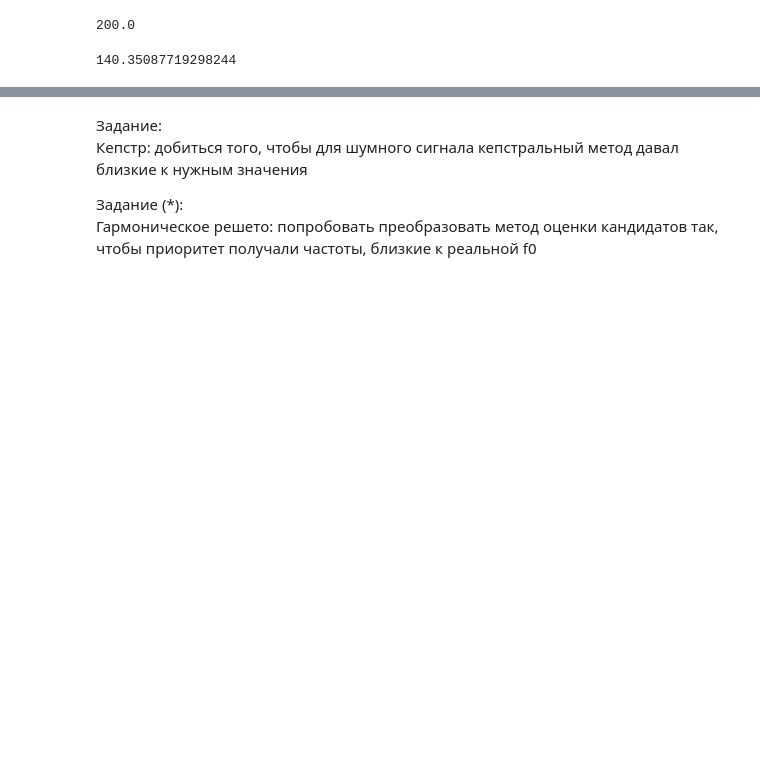
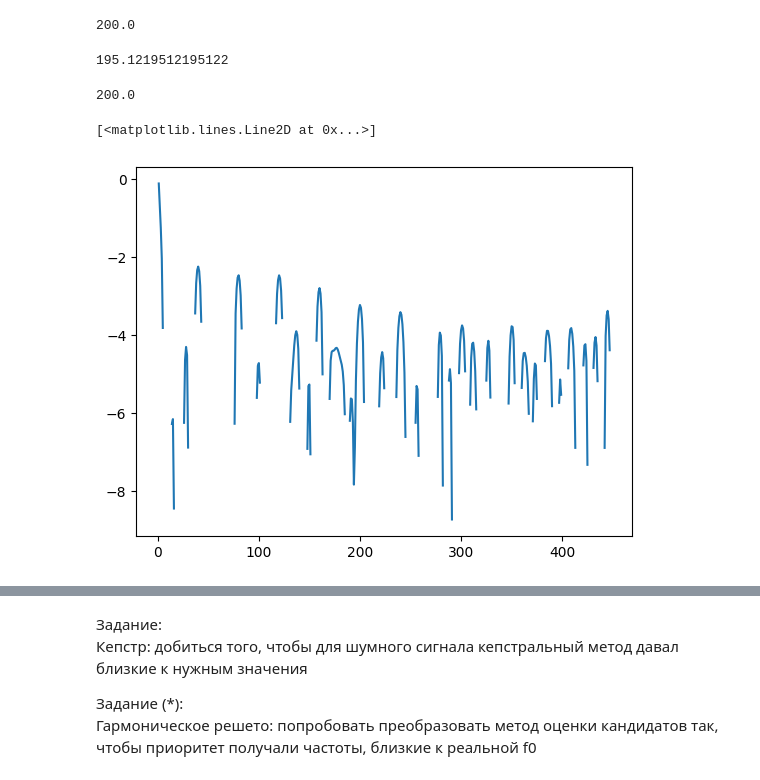
Before and after one commit to phonetics-spbu/phonetics-spbu.github.io, a Jupyter notebook: public/courses/dsp/ipynb/frequency_domain_pitch_estimation.ipynb, the cells around one changed output, grey strips where cells are left out. Saved outputs shown, nothing was run; the diff lists cells and outputs as text; code cells hidden in the pictures; blank space fills up the shorter version.

Commit message:
dsp cepstrum

```diff
--- a/public/courses/dsp/ipynb/frequency_domain_pitch_estimation.ipynb
+++ b/public/courses/dsp/ipynb/frequency_domain_pitch_estimation.ipynb
@@ -382,7 +382,32 @@ f0_est
 # %% [output]
 200.0
 # %%
-f0_est = estimate_by_cepstrum(noisy_signal, fs, 50, 500)
+# важно выбрать размер окна не слишком большим - чем больше окно, тем больше шума будет накоплено, а значит сильнее будет зашумлен спектр
+f0_est = estimate_by_cepstrum(noisy_signal[:900], fs, 50, 500)
 f0_est
 # %% [output]
-140.35087719298244
+195.1219512195122
+# %%
+# отфильтруем сигнал по диапазону речевых частот
+
+from scipy import signal
+
+len_noisy_signal_frame = 900
+
+nyquist = fs / 2
+low =50 / nyquist
+high = 600 / nyquist
+b, a = signal.butter(4, [low, high], btype='band')
+noisy_signal_filtered = signal.filtfilt(b, a, noisy_signal[:len_noisy_signal_frame])
+
+f0_est = estimate_by_cepstrum(noisy_signal_filtered, fs, 50, 500)
+f0_est
+# %% [output]
+200.0
+# %%
+cepstrum_noisy = compute_cepstrum(noisy_signal_filtered)
+
+plt.plot(np.log(cepstrum_noisy[:len(cepstrum_noisy) // 2]))
+# %% [output]
+[<matplotlib.lines.Line2D at 0x...>]
+[figure, added]
```
Also changed, not shown: parts of 9 cells of this notebook.
